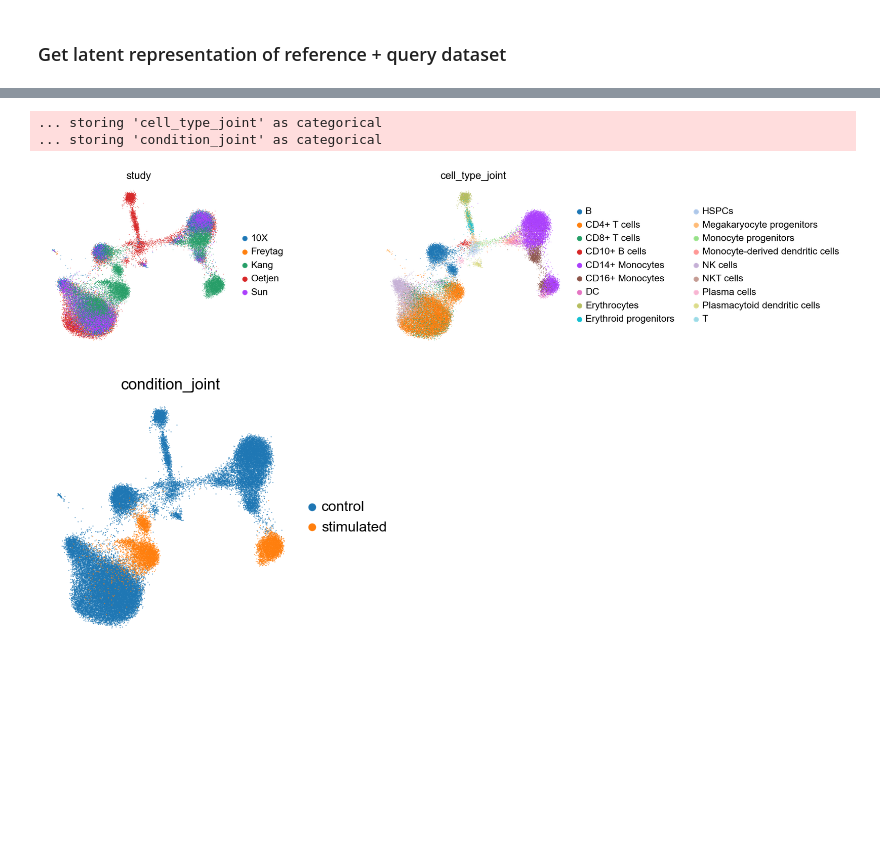
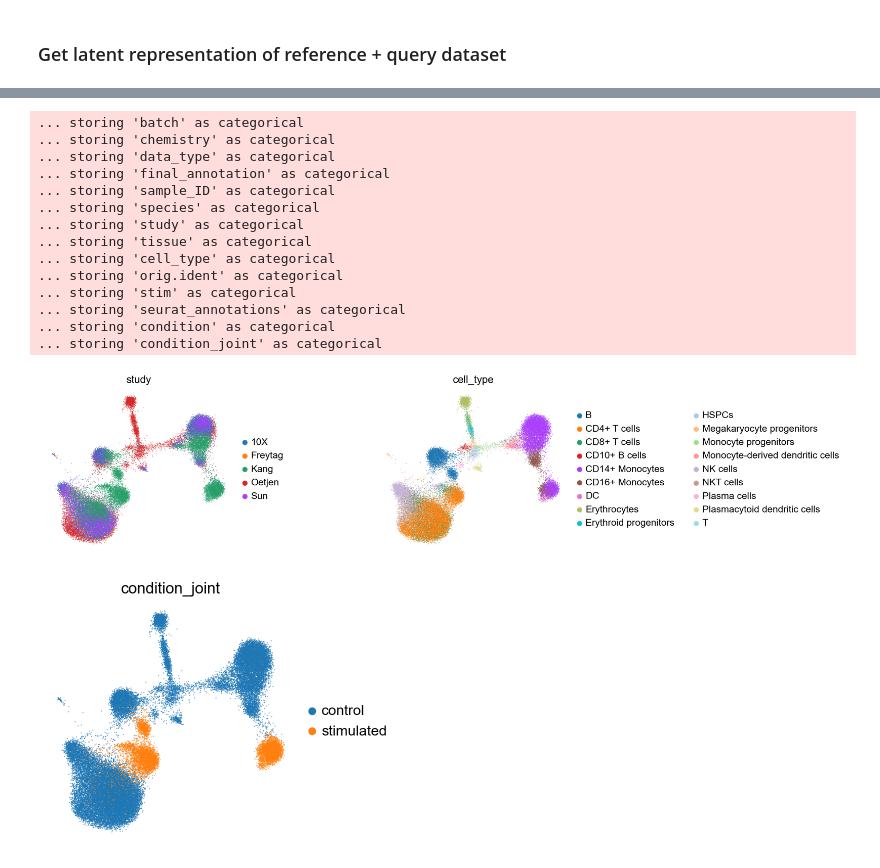
Before and after one commit to theislab/scarches, a Jupyter notebook: notebooks/expimap_surgery_pipeline.ipynb, the cells around one changed output, grey strips where cells are left out. Cells and saved outputs as stored; diff of their text form; code cells hidden in the pictures; blank space fills up the shorter version.

```diff
--- a/notebooks/expimap_surgery_pipeline.ipynb
+++ b/notebooks/expimap_surgery_pipeline.ipynb
@@ -181,6 +179,6 @@ output = 'kang_count.h5ad'
 gdown.download(url, output, quiet=False)
 # %%
-kang = sc.read('kang_count.h5ad')[:, adata.var_names].copy()
+kang = sc.read('kang_tutorial.h5ad')[:, adata.var_names].copy()
 # %%
 kang.obs['study'] = 'Kang'
 # %%
@@ -255,6 +234,0 @@ Create joint cell types for the reference and the query.
-# %%
-kang_pbmc.obs['cell_type_joint'] = kang_pbmc.obs['final_annotation'].tolist()
-# %%
-idx_1 = kang_pbmc.obs['cell_type_joint'].astype(str) == 'nan'
-idx_2 = kang_pbmc.obs['cell_type'].astype(str) != 'nan'
-kang_pbmc.obs['cell_type_joint'][idx_1] = kang_pbmc.obs['cell_type'][idx_2].tolist()
@@ -271,16 +235,24 @@ celltypes_replace['NK'] = 'NK cells'
-# %%
-for cat in categories:
-    if cat in celltypes_replace:
-        kang_pbmc.obs['cell_type_joint'][kang_pbmc.obs['cell_type_joint']==cat] = celltypes_replace[cat]
 # %%
 kang_pbmc.obs['condition_joint'] = kang_pbmc.obs.condition.astype(str)
 kang_pbmc.obs['condition_joint'][kang_pbmc.obs['condition_joint'].astype(str)=='nan']='control'
 # %%
-sc.pl.umap(kang_pbmc, color=['study', 'cell_type_joint'], frameon=False, wspace=0.6)
+sc.pl.umap(kang_pbmc, color=['study', 'cell_type'], frameon=False, wspace=0.6)
 # %% [output]
-... storing 'cell_type_joint' as categorical
+... storing 'batch' as categorical
+... storing 'chemistry' as categorical
+... storing 'data_type' as categorical
+... storing 'final_annotation' as categorical
+... storing 'sample_ID' as categorical
+... storing 'species' as categorical
+... storing 'study' as categorical
+... storing 'tissue' as categorical
+... storing 'cell_type' as categorical
+... storing 'orig.ident' as categorical
+... storing 'stim' as categorical
+... storing 'seurat_annotations' as categorical
+... storing 'condition' as categorical
 ... storing 'condition_joint' as categorical
-[figure, old version]
+[figure, new version]
 # %%
 sc.pl.umap(kang_pbmc, color='condition_joint', frameon=False, wspace=0.6)
 # %% [output]
```
Also changed, not shown: parts of 15 cells of this notebook, 1 other file.
